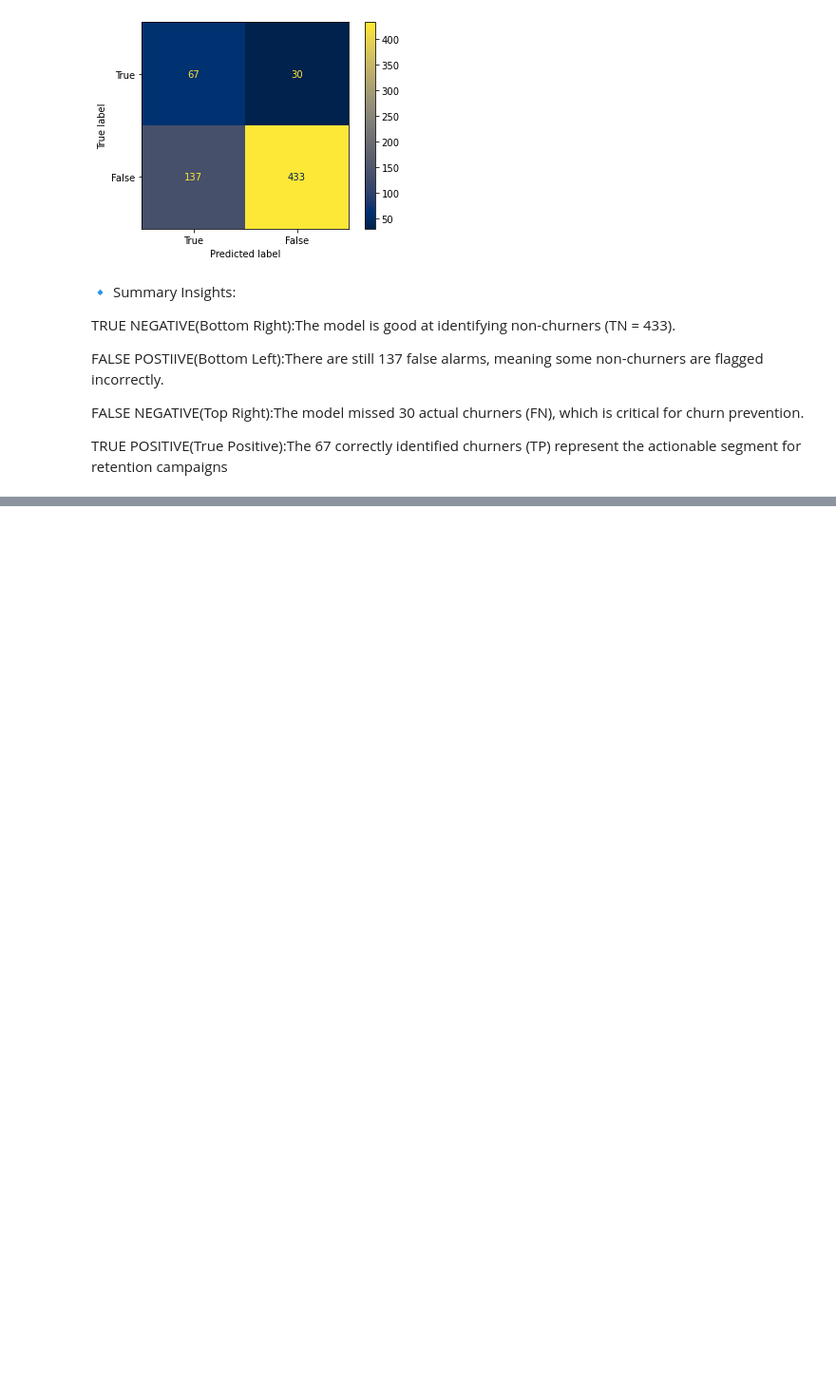
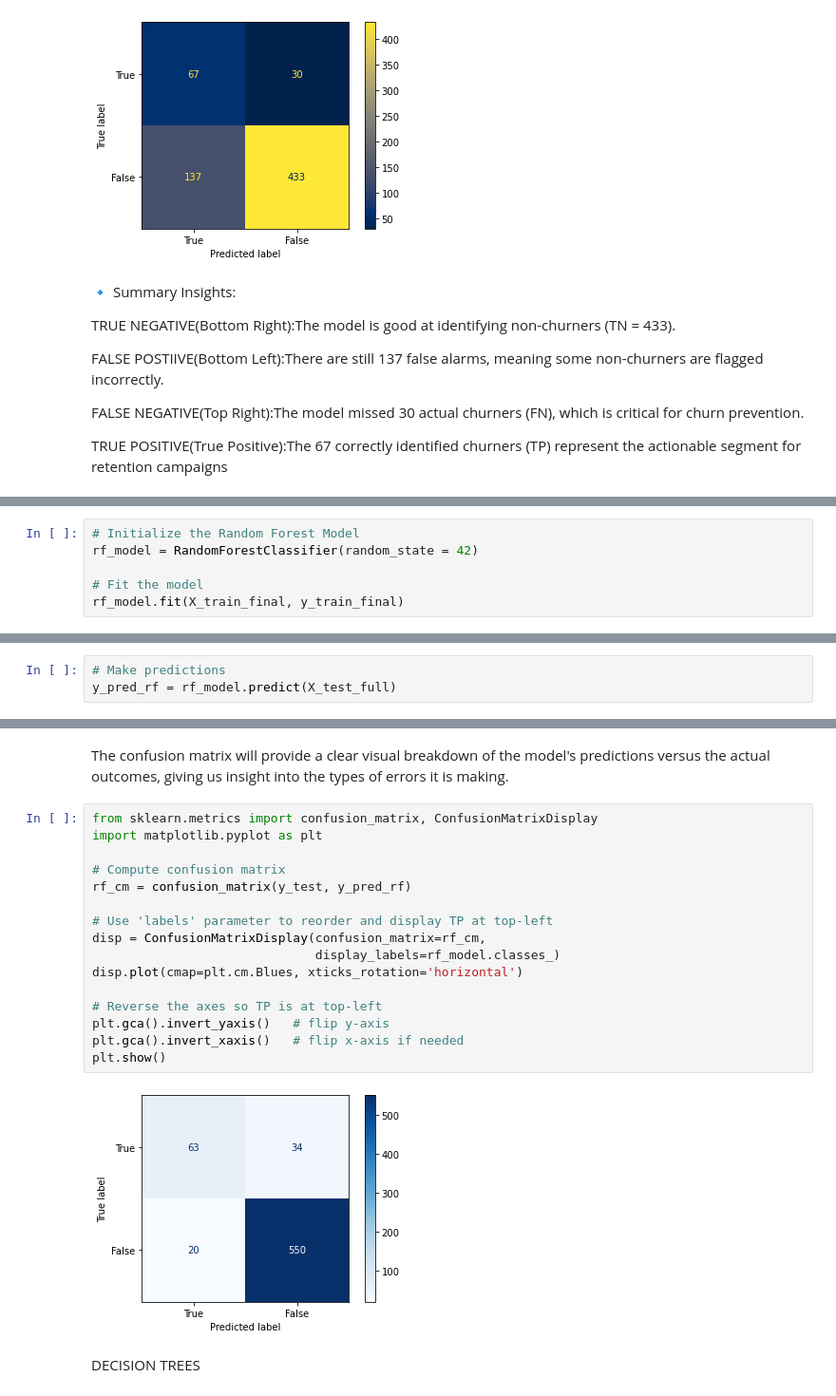
Before and after one commit to edgarowuor-tech/PHASE_THREE_CLASSIFICATION-MODEL-PROJECT, a Jupyter notebook: index.ipynb, the cells around one changed output, grey strips where cells are left out. Shown at 95% size. Saved outputs shown, nothing was run; the diff lists cells and outputs as text; blank space fills up the shorter version.

Commit message:
random forest model

```diff
--- a/index.ipynb
+++ b/index.ipynb
@@ -787,0 +792,6 @@ TRUE POSITIVE(True Positive):The 67 correctly identified churners (TP) represent
+# %%
+# Initialize the Random Forest Model
+rf_model = RandomForestClassifier(random_state = 42)
+
+# Fit the model
+rf_model.fit(X_train_final, y_train_final)
@@ -787,0 +800,3 @@ TRUE POSITIVE(True Positive):The 67 correctly identified churners (TP) represent
+# %%
+# Make predictions
+y_pred_rf = rf_model.predict(X_test_full)
@@ -787,0 +819,22 @@ TRUE POSITIVE(True Positive):The 67 correctly identified churners (TP) represent
+# %% [markdown]
+The confusion matrix will provide a clear visual breakdown of the model's predictions versus the actual outcomes, giving us insight into the types of errors it is making.
+# %%
+from sklearn.metrics import confusion_matrix, ConfusionMatrixDisplay
+import matplotlib.pyplot as plt
+
+# Compute confusion matrix
+rf_cm = confusion_matrix(y_test, y_pred_rf)
+
+# Use 'labels' parameter to reorder and display TP at top-left
+disp = ConfusionMatrixDisplay(confusion_matrix=rf_cm,
+                              display_labels=rf_model.classes_)
+disp.plot(cmap=plt.cm.Blues, xticks_rotation='horizontal')
+
+# Reverse the axes so TP is at top-left
+plt.gca().invert_yaxis()   # flip y-axis
+plt.gca().invert_xaxis()   # flip x-axis if needed
+plt.show()
+# %% [output]
+[figure, added]
+# %% [markdown]
+DECISION TREES
```
Also changed, not shown: parts of 6 cells of this notebook.
